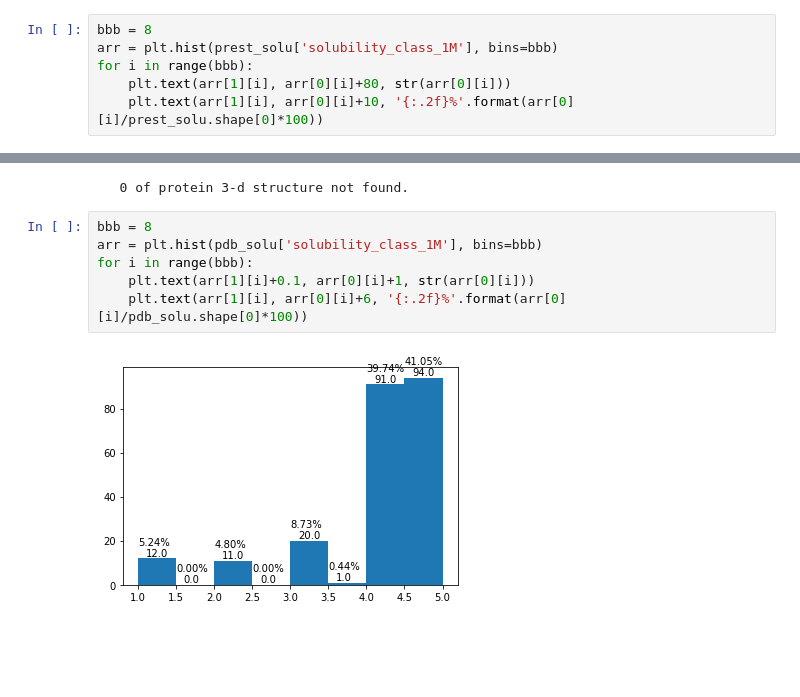
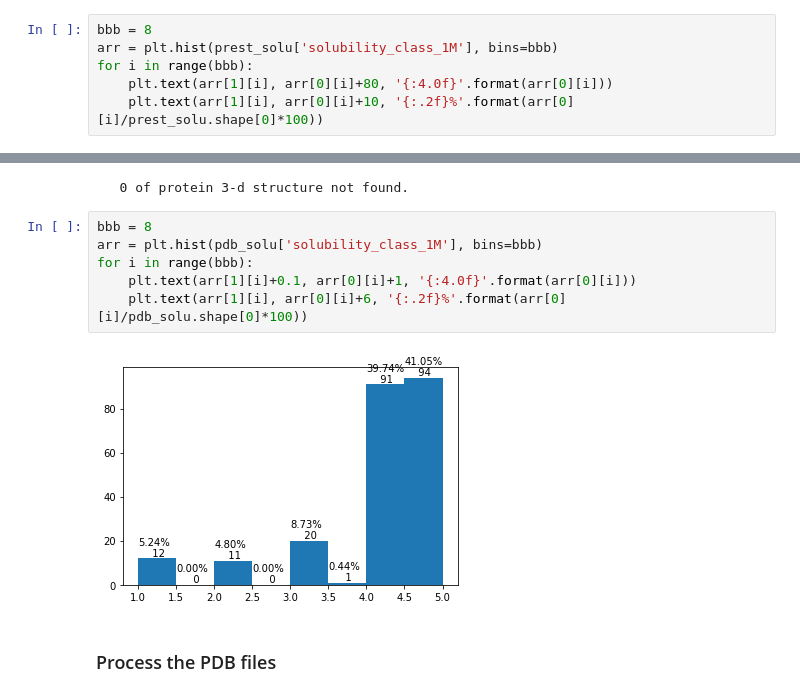
Before and after one commit to NYXFLOWER/UPSR, a Jupyter notebook: Data Pre-analysis.ipynb, the cells around one changed output, grey strips where cells are left out. Cells and saved outputs as stored; diff of their text form; blank space fills up the shorter version.

```diff
--- a/Data Pre-analysis.ipynb
+++ b/Data Pre-analysis.ipynb
@@ -125,6 +125,6 @@ There are   3038 unique proteins which present only once.
 bbb = 8
 arr = plt.hist(prest_solu['solubility_class_1M'], bins=bbb)
 for i in range(bbb):
-    plt.text(arr[1][i], arr[0][i]+80, str(arr[0][i]))
+    plt.text(arr[1][i], arr[0][i]+80, '{:4.0f}'.format(arr[0][i]))
     plt.text(arr[1][i], arr[0][i]+10, '{:.2f}%'.format(arr[0][i]/prest_solu.shape[0]*100))
 # %% [output]
@@ -194,8 +192,10 @@ print('{:4d} of protein 3-d structure not found.'
 # %%
 bbb = 8
 arr = plt.hist(pdb_solu['solubility_class_1M'], bins=bbb)
 for i in range(bbb):
-    plt.text(arr[1][i]+0.1, arr[0][i]+1, str(arr[0][i]))
+    plt.text(arr[1][i]+0.1, arr[0][i]+1, '{:4.0f}'.format(arr[0][i]))
     plt.text(arr[1][i], arr[0][i]+6, '{:.2f}%'.format(arr[0][i]/pdb_solu.shape[0]*100))
 # %% [output]
-[figure, old version]
+[figure, new version]
+# %% [markdown]
+### Process the PDB files
```
Also changed, not shown: parts of 2 cells of this notebook, 7 other files.
